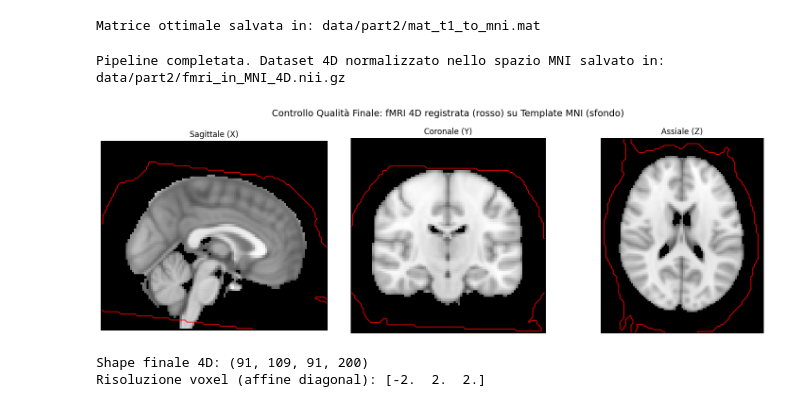
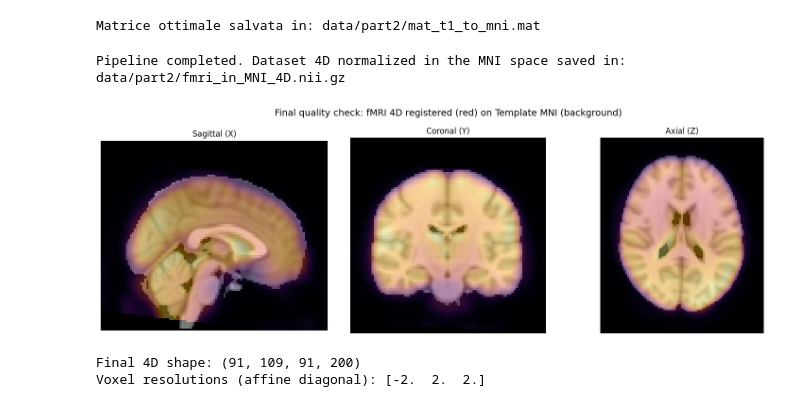
Before and after one commit to tommydelu/MRI-analysis-pipeline, a Jupyter notebook: 2_img_registration.ipynb, the cells around one changed output. Cells and saved outputs as stored; diff of their text form; code cells hidden in the pictures.

```diff
--- a/2_img_registration.ipynb
+++ b/2_img_registration.ipynb
@@ -98,13 +101,13 @@ Matrice ottimale salvata in: data/part2/mat_t1_to_mni.mat
 out_dir = Path("data/part2")
 mat_fmri_to_t1 = out_dir / "mat_fmri_to_t1.mat"
 mat_t1_to_mni  = out_dir / "mat_t1_to_mni.mat"
-mat_final      = out_dir / "mat_fmri_to_mni.mat"
-out_4d_mni     = out_dir / "fmri_in_MNI_4D.nii.gz"
+mat_final      = out_dir / "mat_fmri_to_mni.mat"       # path of ultimate matrix
+out_4d_mni     = out_dir / "fmri_in_MNI_4D.nii.gz"     # normalized fmri data
 
-from fsl.utils.run import run
+from fsl.utils.run import run # use this function to multuply correctly the two matrices produced during the img registration
 run(f"convert_xfm -omat {mat_final} -concat {mat_t1_to_mni} {mat_fmri_to_t1}")
 
-# Applicazione all'intero volume 4D dell'fMRI
+# Apply the transformation to the entire 4D fmri data structure
 applyxfm4D(
     src=fmri_smoothed_nii,
     ref=mni_dict['img'],
@@ -114,50 +117,43 @@ applyxfm4D(
     interp='trilinear'
 )
 
-print(f"Pipeline completata. Dataset 4D normalizzato nello spazio MNI salvato in: {out_4d_mni}")
+print(f"Pipeline completed. Dataset 4D normalized in the MNI space saved in: {out_4d_mni}")
 # %% [output]
-Pipeline completata. Dataset 4D normalizzato nello spazio MNI salvato in: data/part2/fmri_in_MNI_4D.nii.gz
+Pipeline completed. Dataset 4D normalized in the MNI space saved in: data/part2/fmri_in_MNI_4D.nii.gz
 # %%
 # 1. Carica il volume 4D registrato e il template MNI
 fmri_mni_img = nib.load(str(out_4d_mni))
 fmri_mni_data = fmri_mni_img.get_fdata()
 
-mni_data = mni_dict['img'].get_fdata() if hasattr(mni_dict['img'], 'get_fdata') else mni_dict['img'].data
-
-# Fai una media temporale del 4D per la visualizzazione anatomica
+mni_data = mni_dict['data']
 fmri_mean_mni = np.mean(fmri_mni_data, axis=-1)
 
-# 2. Definisci coordinate centrali nello spazio MNI 2mm (tipicamente 91 x 109 x 91)
+# Select for each POV the central slice
 x_mid, y_mid, z_mid = np.array(mni_data.shape) // 2
-
 slices = [
-    ("Sagittale (X)", mni_data[x_mid, :, :].T, fmri_mean_mni[x_mid, :, :].T),
-    ("Coronale (Y)",  mni_data[:, y_mid, :].T, fmri_mean_mni[:, y_mid, :].T),
-    ("Assiale (Z)",   mni_data[:, :, z_mid].T, fmri_mean_mni[:, :, z_mid].T)
+    ("Sagittal (X)", mni_data[x_mid, :, :].T, fmri_mean_mni[x_mid, :, :].T),
+    ("Coronal (Y)",  mni_data[:, y_mid, :].T, fmri_mean_mni[:, y_mid, :].T),
+    ("Axial (Z)",   mni_data[:, :, z_mid].T, fmri_mean_mni[:, :, z_mid].T)
 ]
 
-# 3. Plot Ortogonale con Overlay
 fig, axes = plt.subplots(1, 3, figsize=(15, 5))
+for ax, (title, ref_slice, fmri_slice) in zip(axes, slices):
 
-for ax, (title, ref_slice, fmri_slice) in zip(axes, slices):
-    # Sfondo: Template MNI
     ax.imshow(ref_slice, cmap='gray', origin='lower')
-
-    # Contorno rosso: perimetro del cervello funzionale registrato
-    thresh = np.percentile(fmri_slice[fmri_slice > 0], 25) if np.any(fmri_slice > 0) else 0
-    ax.contour(fmri_slice > thresh, levels=[0.5], colors='red', linewidths=1.2)
-
+    fmri_masked = np.where(fmri_slice > 0, fmri_slice, np.nan)
+    ax.imshow(fmri_masked, cmap='inferno', origin='lower', alpha=0.4)
     ax.set_title(title)
     ax.axis('off')
 
-plt.suptitle("Controllo Qualità Finale: fMRI 4D registrata (rosso) su Template MNI (sfondo)", fontsize=14)
+plt.suptitle("Final quality check: fMRI 4D registered (red) on Template MNI (background)", fontsize=14)
 plt.tight_layout()
 plt.show()
 
-# 4. Verifica di consistenza sui dati
-print(f"Shape finale 4D: {fmri_mni_data.shape}")
-print(f"Risoluzione voxel (affine diagonal): {np.diag(fmri_mni_img.affine)[:3]}")
+
+# Last check
+print(f"Final 4D shape: {fmri_mni_data.shape}")
+print(f"Voxel resolutions (affine diagonal): {np.diag(fmri_mni_img.affine)[:3]}")
 # %% [output]
-[figure, old version]
+[figure, new version]
-Shape finale 4D: (91, 109, 91, 200)
-Risoluzione voxel (affine diagonal): [-2.  2.  2.]
+Final 4D shape: (91, 109, 91, 200)
+Voxel resolutions (affine diagonal): [-2.  2.  2.]
```
Also changed, not shown: parts of 4 cells of this notebook, 9 other files.
